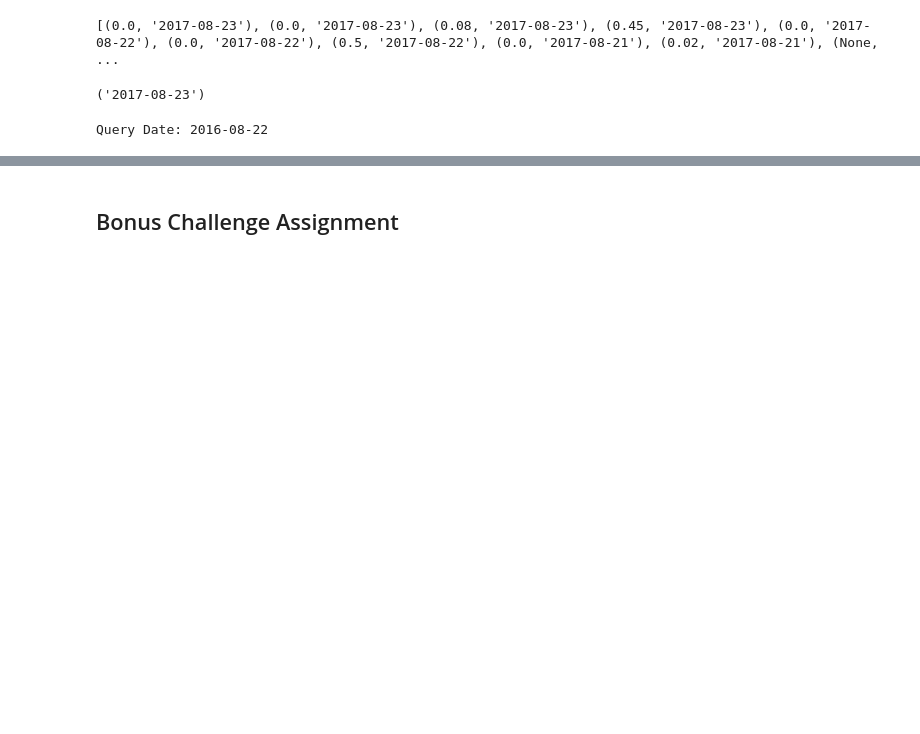
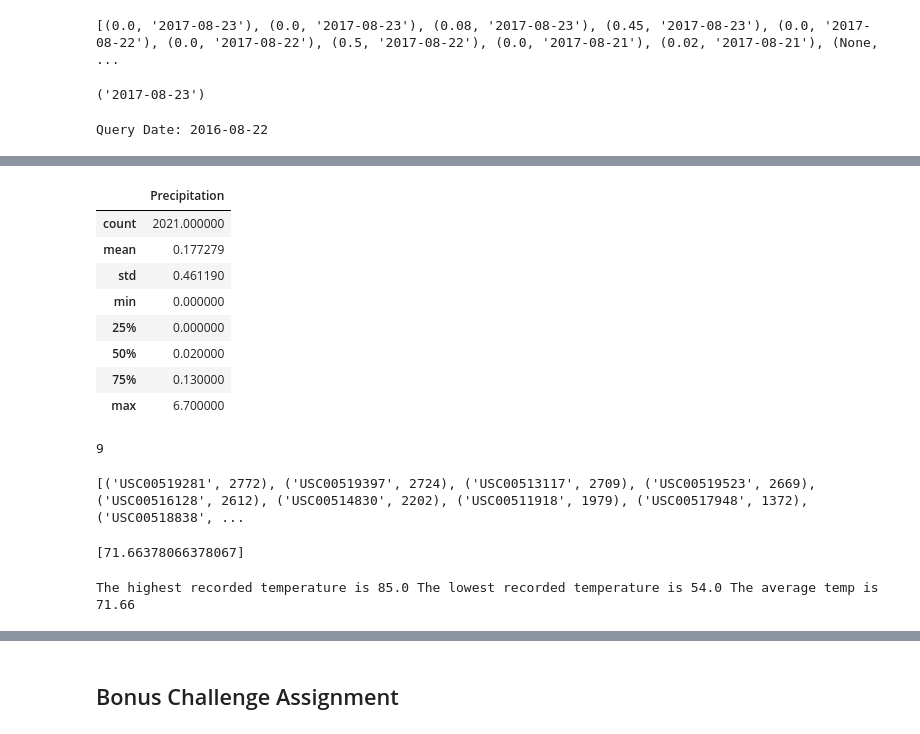
Before and after one commit to Cosette3737/SQLAlchemy, a Jupyter notebook: climate_starter.ipynb, the cells around one changed output, grey strips where cells are left out. Drawn from its saved outputs; the diff is of its cells as text; code cells hidden in the pictures; blank space fills up the shorter version.

```diff
--- a/climate_starter.ipynb
+++ b/climate_starter.ipynb
@@ -139,13 +145,60 @@ precip_df.sort_values(by='Date', ascending=True)
 # %%
 # Use Pandas to calcualte the summary statistics for the precipitation data
+precipitation_df.describe()
+# %% [output]
+|  | Precipitation |
+| count | 2021.000000 |
+| mean | 0.177279 |
+| std | 0.461190 |
+| min | 0.000000 |
+| 25% | 0.000000 |
+| 50% | 0.020000 |
+| 75% | 0.130000 |
+| max | 6.700000 |
 # %%
 # Design a query to show how many stations are available in this dataset?
+stations=session.query(Measurements.station).group_by(Measurements.station).all()
+
+print(len(stations))
+# %% [output]
+9
 # %%
 # What are the most active stations? (i.e. what stations have the most rows)?
 # List the stations and the counts in descending order.
+#for station in stations
+
+active_station=session.query(Measurements.station,func.count(Measurements.station)).group_by(Measurements.station).order_by(func.count(Measurements.station).desc()).all()
+print(active_station)
+# %% [output]
+[('USC00519281', 2772), ('USC00519397', 2724), ('USC00513117', 2709), ('USC00519523', 2669), ('USC00516128', 2612), ('USC00514830', 2202), ('USC00511918', 1979), ('USC00517948', 1372), ('USC00518838', ...
+# %%
+# Using the station id from the previous query, calculate the lowest temperature recorded,
+# highest temperature recorded, and average temperature of the most active station?
+
+
+highest_activity=active_station[0]
+temps=session.query(Measurements.tobs).filter(Measurements.station=="USC00519281").order_by((Measurements.tobs).desc()).all()
+temperatures=[temp[0] for temp in temps]
+
+ave_temps=session.query(func.avg(Measurements.tobs).filter(Measurements.station=="USC00519281")).all()
+ave_temperature=[ave[0] for ave in ave_temps]
+
+print(ave_temperature)
+#highest_temp=Max(temp)
+#print(highest_temp)
+# %% [output]
+[71.66378066378067]
 # %%
 # Using the station id from the previous query, calculate the lowest temperature recorded,
-# highest temperature recorded, and average temperature of the most active station?
+# highest temperature recorded, and average temperature o f the most active station?
+
+highest_temp=temperatures[0]
+#print(highest_temp)
+lowest_temp=temperatures[-1]
+average=(round(ave_temperature[0],2))
+print(f"The highest recorded temperature is {highest_temp} The lowest recorded temperature is {lowest_temp} The average temp is {average} ")
+# %% [output]
+The highest recorded temperature is 85.0 The lowest recorded temperature is 54.0 The average temp is 71.66
 # %%
 # Choose the station with the highest number of temperature observations.
 # Query the last 12 months of temperature observation data for this station and plot the results as a histogram
```
Also changed, not shown: parts of 7 cells of this notebook.
